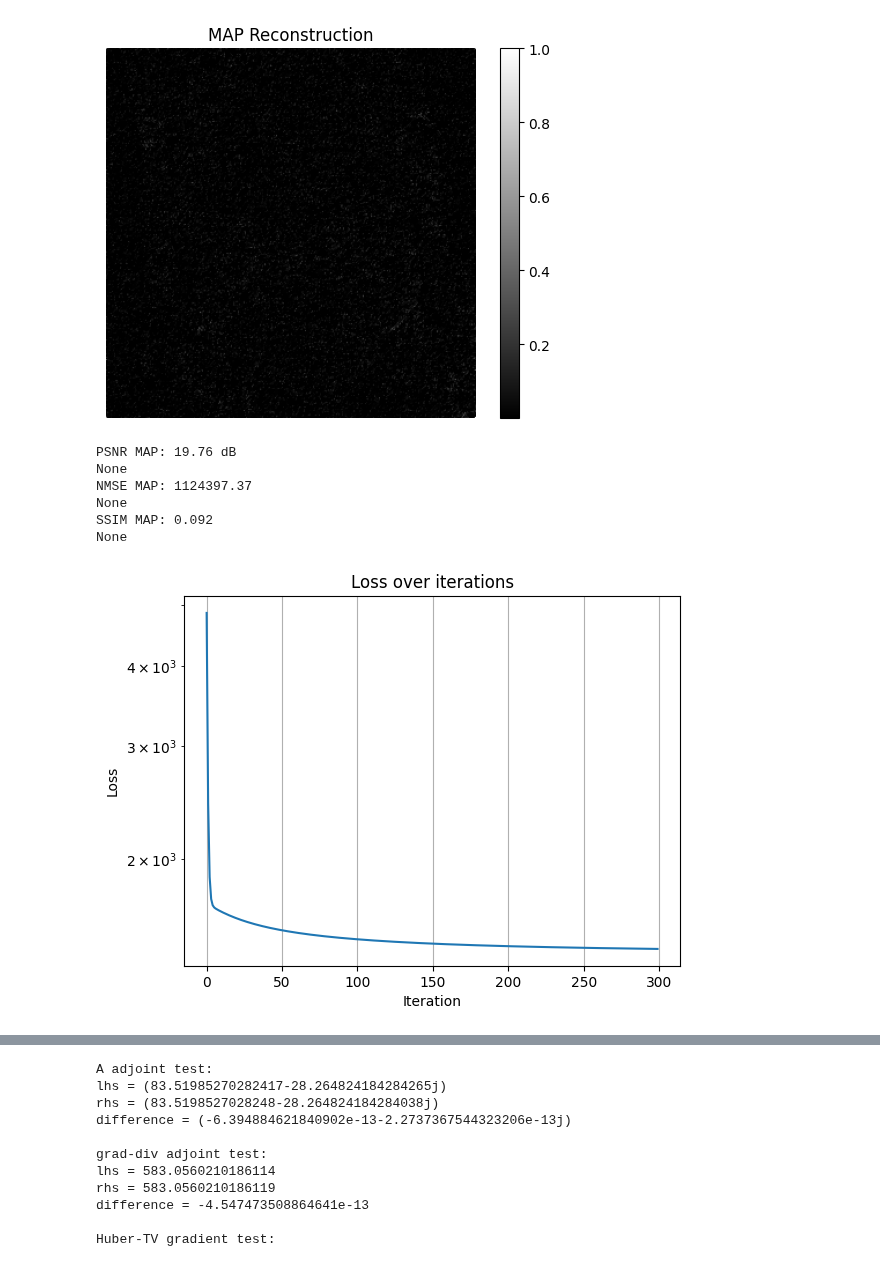
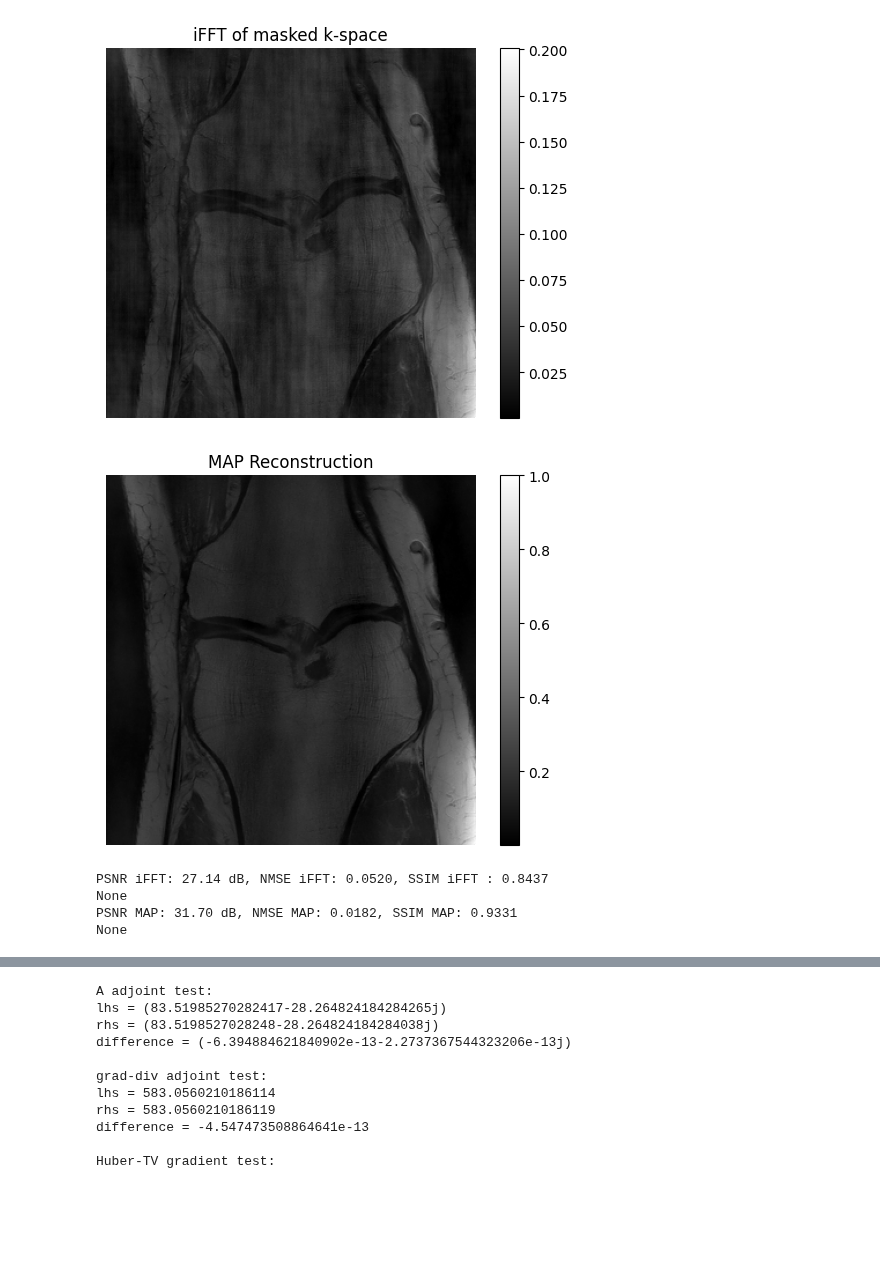
Before and after one commit to jkostaa/bachelor-thesis, a Jupyter notebook: notebooks/map_test.ipynb, the cells around one changed output, grey strips where cells are left out. Cells and saved outputs as stored; diff of their text form; code cells hidden in the pictures; blank space fills up the shorter version.

Commit message:
normalized FFT fix

```diff
--- a/notebooks/map_test.ipynb
+++ b/notebooks/map_test.ipynb
@@ -27,6 +27,7 @@ from utilities.masks import (
 from fastmri.data import transforms as T
 from utilities.metrics import psnr, nmse, mean_squared_error, ssim
 from MAP.map_tv_minimize import MAPEstimator
+from MAP.map_pdhg import pdhg_tv_reconstruct
 from fastmri.data.mri_data import SliceDataset
 from data.load_knee_mri import load_fastmri_data
 from MMSE.mmse_ula import MMSEEstimatorULA
@@ -48,19 +49,22 @@ slice_kspace = volume_kspace[20]
 slice_target = target[20]  # match slice index to kspace slice
 tensor_kspace = T.to_tensor(slice_kspace)
 
+# slice_target = slice_target.astype(np.complex64)
+slice_target = slice_target / np.max(np.abs(slice_target))
 
-mask = VariableDensityMask('gaussian', 0.2, seed=30).generate(slice_target.shape)
+mask = VariableDensityMask('gaussian', 1.2, seed=30).generate(slice_target.shape)
 #mask = PseudoRandomColumnMask(slice_target.shape, 2, 1, seed=30).get_mask()
 #mask = CenteredBernoulliMask(0.75, 0.25, seed=30).generate(slice_target.shape)
 
-y = mask * np.fft.fft2(slice_target) # mask * slice_kspace
-y = y / np.abs(y).max()
+y = mask * np.fft.fft2(slice_target, norm='ortho') # mask * slice_kspace
+# y = y / np.max(np.abs(y)) #.max()
 
-map_estimator = MAPEstimator(mask, 0.1, 0.1, 1e-2, 0.01, 300) # def-> 0.95, 0.01, 1e-2, 0.1, 100)
+map_estimator = MAPEstimator(mask, 0.1, 0.1, 1e-2, 1e-2, 300) # default-> (0.1, 0.1, 1e-2, 0.01, 300)
+# sigma / np.abs(y).max() ?
 map_reconstruct = map_estimator.subgradient_descent(y)
 
-print(f"target dtype: {slice_target.dtype}")
-print(f"reconstructed image dtype: {map_reconstruct.dtype}")
+# print(f"target dtype: {slice_target.dtype}")
+# print(f"reconstructed image dtype: {map_reconstruct.dtype}")
 
 # mask
 plt.figure(figsize=(5, 5))
@@ -70,8 +74,15 @@ plt.axis('off')
 plt.show()
 
 # target
-plt.imshow(slice_target / slice_target.max(), cmap="gray")
+plt.imshow(np.abs(slice_target) / np.abs(slice_target.max()), cmap="gray")
 plt.title("Target")
+plt.colorbar()
+plt.axis("off")
+plt.show()
+
+# ifft of y for comparison
+plt.imshow(np.abs(np.fft.ifft2(y, norm='ortho') / np.abs(np.fft.ifft(y, norm='ortho').max())), cmap="gray")
+plt.title("iFFT of masked k-space")
 plt.colorbar()
 plt.axis("off")
 plt.show()
@@ -83,18 +94,18 @@ plt.colorbar()
 plt.axis("off")
 plt.show()
 
-# psnr
+# metrics
+
+psnr_ifft = psnr(np.abs(np.fft.ifft2(y, norm='ortho')), slice_target)
+nmse_ifft = nmse(np.abs(np.fft.ifft2(y, norm='ortho')), slice_target)
+ssim_ifft = ssim(np.abs(np.fft.ifft2(y, norm='ortho')), slice_target)
+print(print(f"PSNR iFFT: {psnr_ifft:.2f} dB, NMSE iFFT: {nmse_ifft:.4f}, SSIM iFFT : {ssim_ifft:.4f}"))
+
 psnr_map = psnr(map_reconstruct, slice_target)
-print(print(f"PSNR MAP: {psnr_map:.2f} dB"))
-#print(f"skimage PSNR MAP:{skimage.metrics.peak_signal_noise_ratio(slice_target,map_reconstruct, data_range=1.0)} dB")
+nmse_map = nmse(map_reconstruct, slice_target)
+ssim_map = ssim(map_reconstruct, slice_target, data_range=1.0)
+print(print(f"PSNR MAP: {psnr_map:.2f} dB, NMSE MAP: {nmse_map:.4f}, SSIM MAP: {ssim_map:.4f}"))
 
-nmse_map = nmse(map_reconstruct, slice_target)
-print(print(f"NMSE MAP: {nmse_map:.2f}"))
-#print(f"skimage NRMSE MAP:{skimage.metrics.normalized_root_mse(slice_target,map_reconstruct, normalization='euclidean')} ")
-
-ssim_map = ssim(slice_target, map_reconstruct, data_range=1.0)
-print(print(f"SSIM MAP: {ssim_map:.3f}"))
-#print(f"skimage SSIM MAP:{skimage.metrics.structural_similarity(slice_target,map_reconstruct, data_range=1.0)} ")
 
 # loss
 plt.plot(map_estimator.loss_history)
@@ -113,4 +124,11 @@ plt.ylabel("Gradient norm")
 plt.grid(True)
 #plt.yscale('log')
 plt.show()
+
+# print(f"map max value: {np.abs(map_reconstruct).max()}")
+# print(f"slice target max value: {np.abs(slice_target).max()}")
+# print(slice_target.min(), slice_target.max())
+# print(map_reconstruct.min(), map_reconstruct.max())
+
+#print(f"Target diag.: max: {slice_target.max():.3f}, min: {slice_target.min():.3f}, mean: {np.mean(slice_target**2):.3f}, std: {np.std(slice_target):.3f}")
 # %% [output]
@@ -135,9 +136,7 @@ reconstructed image dtype: float64
 [figure]
-[figure, old version]
+[figure, new version]
-PSNR MAP: 19.76 dB
-None
-NMSE MAP: 1124397.37
-None
-SSIM MAP: 0.092
-None
-[figure, old version]
+[figure, new version]
+PSNR iFFT: 27.14 dB, NMSE iFFT: 0.0520, SSIM iFFT : 0.8437
+None
+PSNR MAP: 31.70 dB, NMSE MAP: 0.0182, SSIM MAP: 0.9331
+None
```
Also changed, not shown: parts of 1 cell of this notebook, 10 other files.
